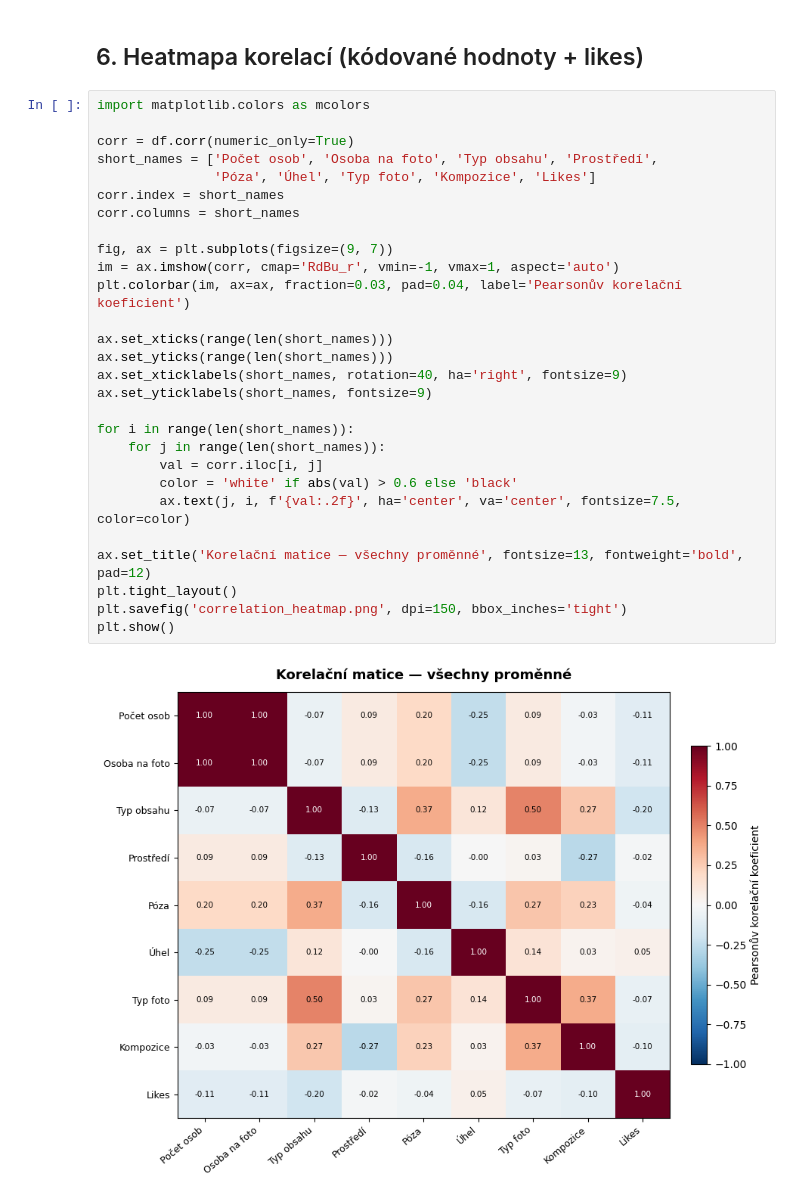
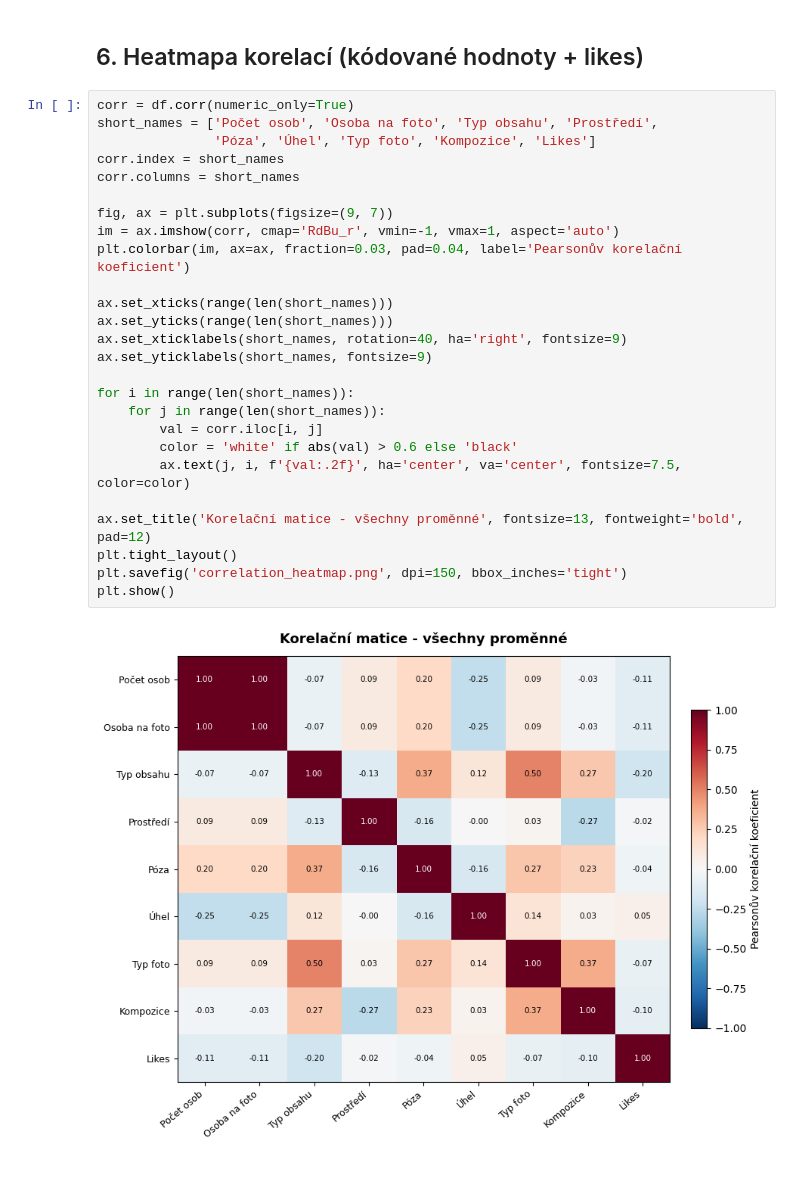
Before and after one commit to terrorgarten/natalie-analysis, a Jupyter notebook: instagram_analysis.ipynb, the cells around one changed output. Saved outputs shown, nothing was run; the diff lists cells and outputs as text.

```diff
--- a/instagram_analysis.ipynb
+++ b/instagram_analysis.ipynb
@@ -244,32 +261,30 @@ plt.show()
 # %% [markdown]
 ## 6. Heatmapa korelací (kódované hodnoty + likes)
 # %%
-import matplotlib.colors as mcolors
-
 corr = df.corr(numeric_only=True)
 short_names = ['Počet osob', 'Osoba na foto', 'Typ obsahu', 'Prostředí',
                'Póza', 'Úhel', 'Typ foto', 'Kompozice', 'Likes']
 corr.index = short_names
 corr.columns = short_names
 
 fig, ax = plt.subplots(figsize=(9, 7))
 im = ax.imshow(corr, cmap='RdBu_r', vmin=-1, vmax=1, aspect='auto')
 plt.colorbar(im, ax=ax, fraction=0.03, pad=0.04, label='Pearsonův korelační koeficient')
 
 ax.set_xticks(range(len(short_names)))
 ax.set_yticks(range(len(short_names)))
 ax.set_xticklabels(short_names, rotation=40, ha='right', fontsize=9)
 ax.set_yticklabels(short_names, fontsize=9)
 
 for i in range(len(short_names)):
     for j in range(len(short_names)):
         val = corr.iloc[i, j]
         color = 'white' if abs(val) > 0.6 else 'black'
         ax.text(j, i, f'{val:.2f}', ha='center', va='center', fontsize=7.5, color=color)
 
-ax.set_title('Korelační matice — všechny proměnné', fontsize=13, fontweight='bold', pad=12)
+ax.set_title('Korelační matice - všechny proměnné', fontsize=13, fontweight='bold', pad=12)
 plt.tight_layout()
 plt.savefig('correlation_heatmap.png', dpi=150, bbox_inches='tight')
 plt.show()
 # %% [output]
-[figure, old version]
+[figure, new version]
```
Also changed, not shown: parts of 9 cells of this notebook, 5 other files.
